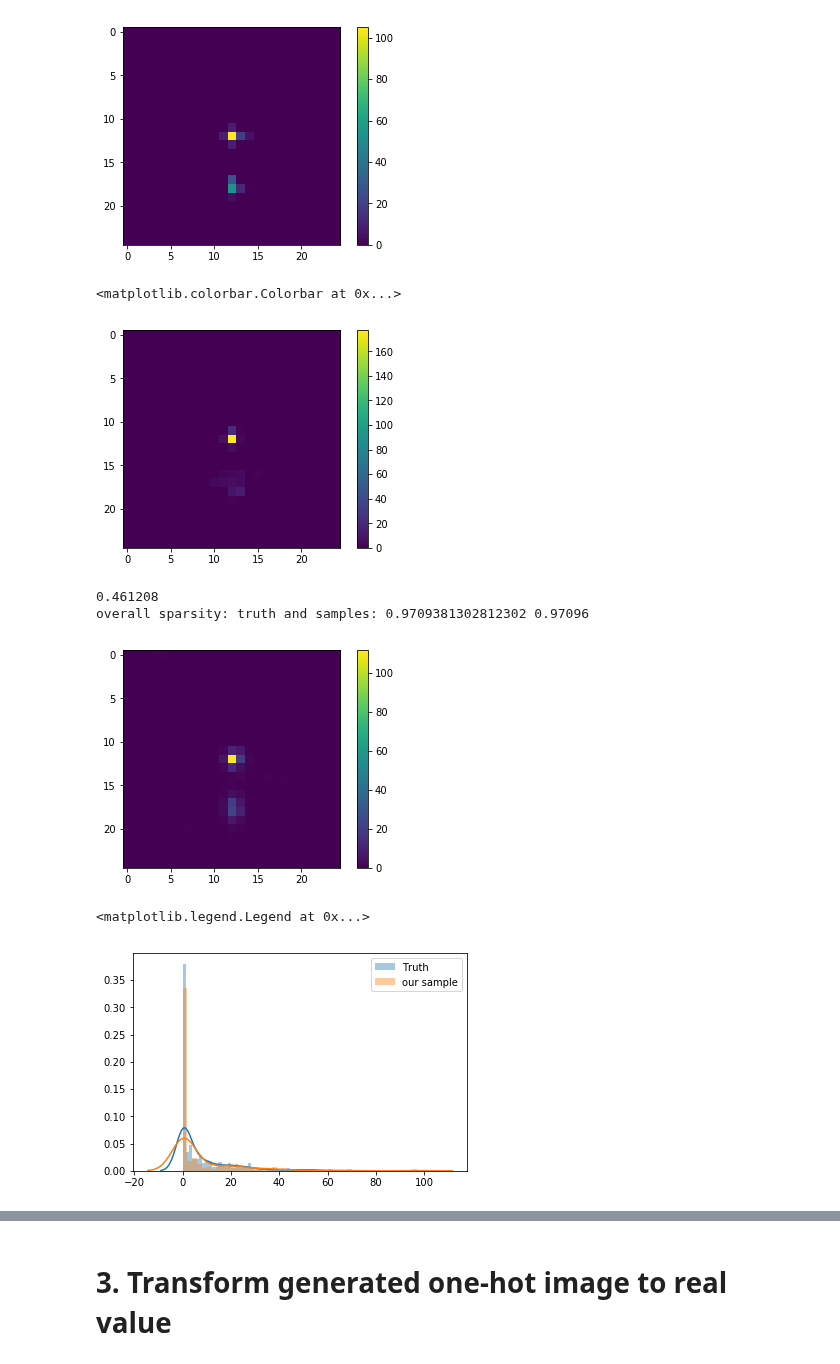
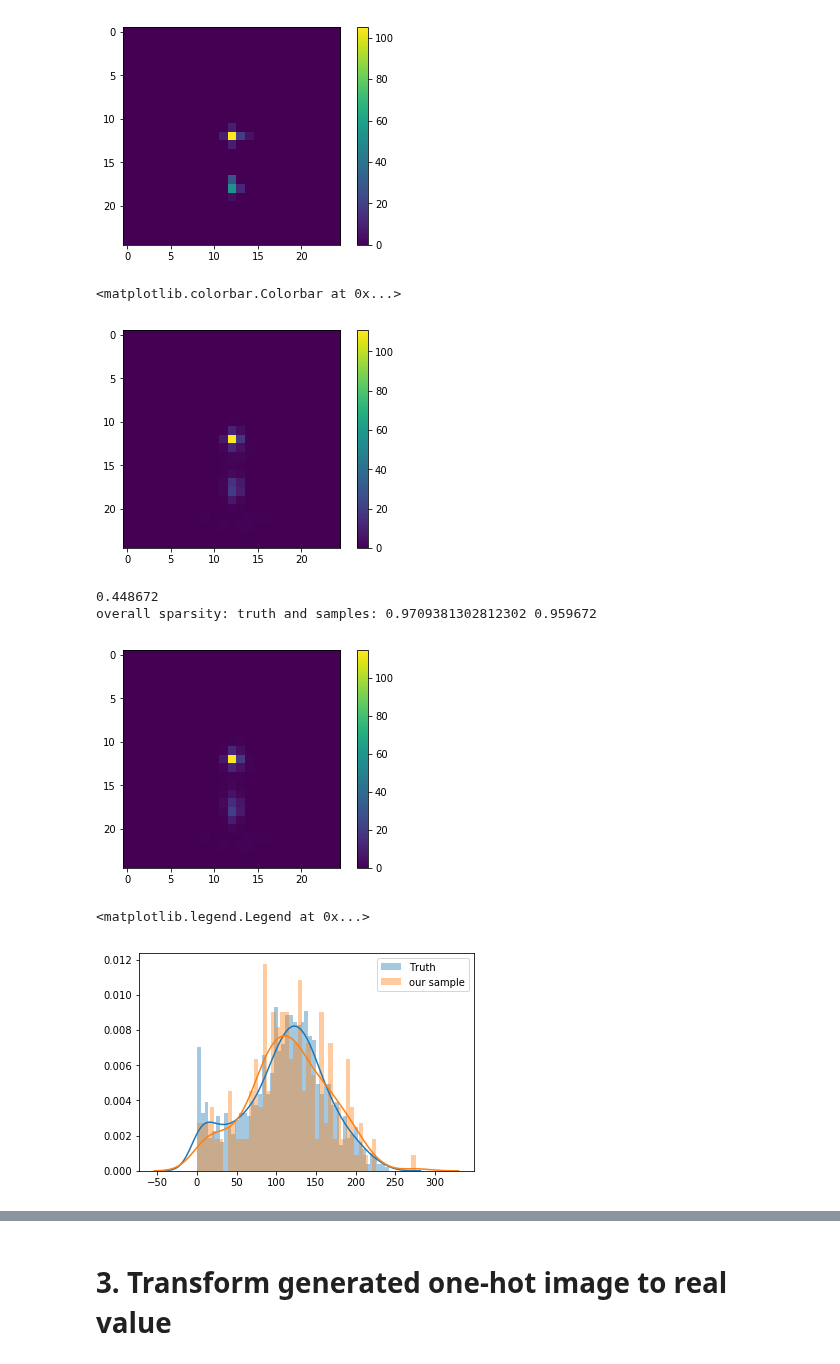
Before and after one commit to adamlu123/SparseImageFlows, a Jupyter notebook: Notebooks/quantize_image.ipynb, the cells around one changed output, grey strips where cells are left out. Cells and saved outputs as stored; diff of their text form; code cells hidden in the pictures.

```diff
--- a/Notebooks/quantize_image.ipynb
+++ b/Notebooks/quantize_image.ipynb
@@ -135,7 +135,7 @@ plt.hist(pt)
 [figure]
 # %%
 sampledir = '/extra/yadongl10/BIG_sandbox/SparseImageFlows_result/lagan_pixelcnn/Mixture'
-with open(sampledir+'/Mix_discretized_sample_250.pkl', 'rb') as f:
+with open(sampledir+'/Mix_discretized_sample_100.pkl', 'rb') as f:
     x = pkl.load(f)
-sample_sg = np.asarray(x)[:, 2:].reshape(-1, 25, 25)
+sample_sg = np.asarray(x)[:, :].reshape(-1, 25, 25)
 print(sample_sg.shape)
@@ -148,11 +146,11 @@ plt.colorbar()
 <matplotlib.colorbar.Colorbar at 0x...>
 [figure]
 # %%
-plt.imshow(sample_sg[21])
+plt.imshow(sample_sg.mean(axis=0))
 plt.colorbar()
 # %% [output]
 <matplotlib.colorbar.Colorbar at 0x...>
-[figure, old version]
+[figure, new version]
 # %%
 plt.imshow(sample_sg.mean(axis=0))
 plt.colorbar()
@@ -161,23 +159,23 @@ print('overall sparsity: truth and samples:',
       np.where(image.ravel()==0)[0].shape[0] / image.ravel().shape[0],
       np.where(sample_sg.ravel()==0)[0].shape[0] / sample_sg.ravel().shape[0])
 # %% [output]
-0.461208
-overall sparsity: truth and samples: 0.9709381302812302 0.97096
+0.448672
+overall sparsity: truth and samples: 0.9709381302812302 0.959672
-[figure, old version]
+[figure, new version]
 # %%
 import seaborn as sns
-x=19
+x=12
 y=12
 
 pixel_bg = sample_sg[:,x,y]
 pixel = image[:1000,x,y]
 x = np.linspace(0.0,200,1000)
 sns.distplot(pixel, label='Truth', bins=50)
 sns.distplot(pixel_bg, label='our sample', bins=50)
 plt.legend()
 # %% [output]
 <matplotlib.legend.Legend at 0x...>
-[figure, old version]
+[figure, new version]
 # %%
 fig, ax = plt.subplots(figsize=(7, 6))
 
```
Also changed, not shown: parts of 7 cells of this notebook, 3 other files.
